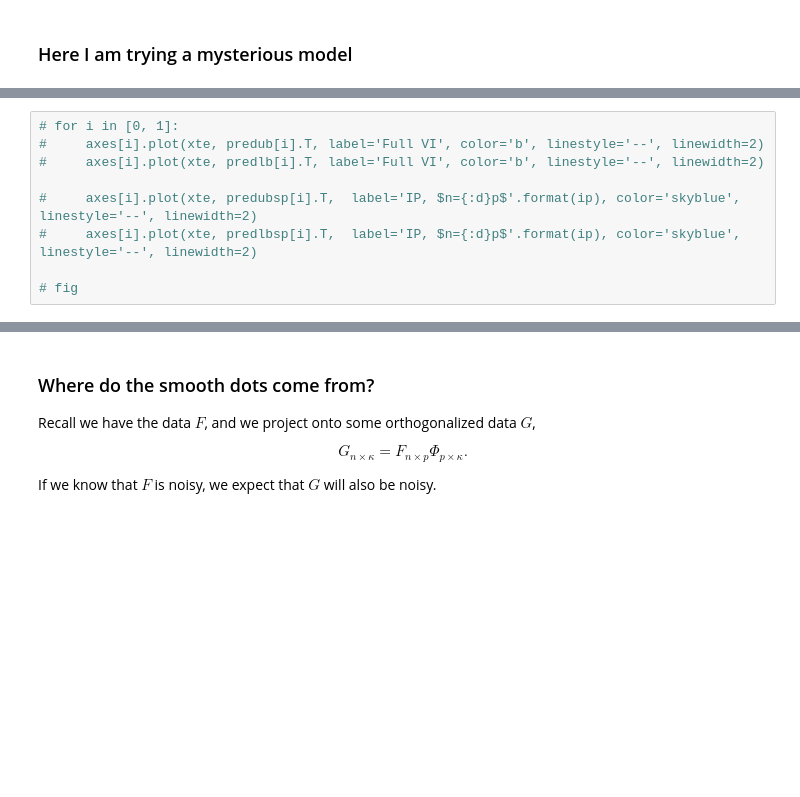
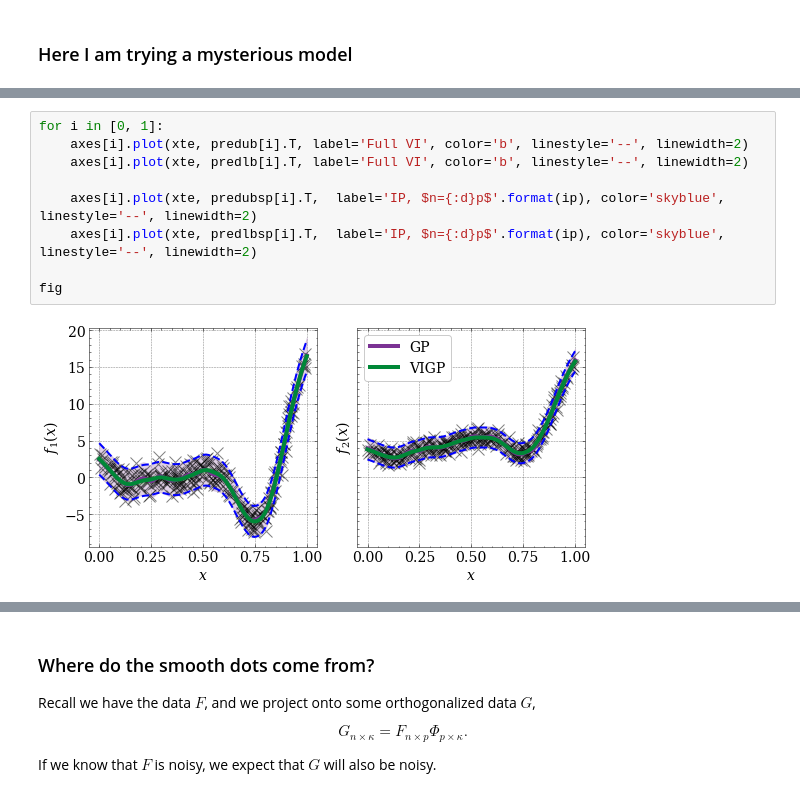
Before and after one commit to mosesyhc/LCGP, a Jupyter notebook: code/gpVIIP/VIGP.ipynb, the cells around one changed output, grey strips where cells are left out. Drawn from its saved outputs; the diff is of its cells as text; blank space fills up the shorter version.

```diff
--- a/code/gpVIIP/VIGP.ipynb
+++ b/code/gpVIIP/VIGP.ipynb
@@ -195,12 +214,14 @@ plt.tight_layout()
 # %%
-# for i in [0, 1]:
-#     axes[i].plot(xte, predub[i].T, label='Full VI', color='b', linestyle='--', linewidth=2)
-#     axes[i].plot(xte, predlb[i].T, label='Full VI', color='b', linestyle='--', linewidth=2)
+for i in [0, 1]:
+    axes[i].plot(xte, predub[i].T, label='Full VI', color='b', linestyle='--', linewidth=2)
+    axes[i].plot(xte, predlb[i].T, label='Full VI', color='b', linestyle='--', linewidth=2)
 
-#     axes[i].plot(xte, predubsp[i].T,  label='IP, $n={:d}p$'.format(ip), color='skyblue', linestyle='--', linewidth=2)
-#     axes[i].plot(xte, predlbsp[i].T,  label='IP, $n={:d}p$'.format(ip), color='skyblue', linestyle='--', linewidth=2)
+    axes[i].plot(xte, predubsp[i].T,  label='IP, $n={:d}p$'.format(ip), color='skyblue', linestyle='--', linewidth=2)
+    axes[i].plot(xte, predlbsp[i].T,  label='IP, $n={:d}p$'.format(ip), color='skyblue', linestyle='--', linewidth=2)
 
-# fig
+fig
+# %% [output]
+[figure, added]
 # %%
 model.parameter_clamp(model.lLmb, model.lsigma2, model.lnugGPs, model.ltau2GPs)
 # %% [output]
```
Also changed, not shown: parts of 13 cells of this notebook.
